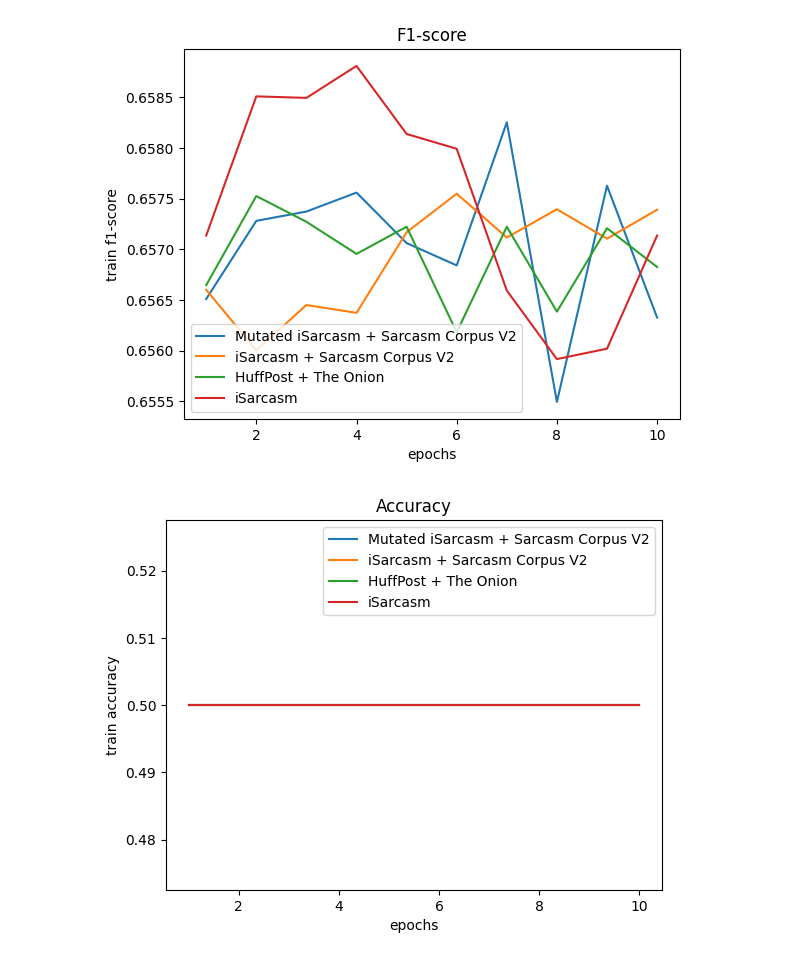
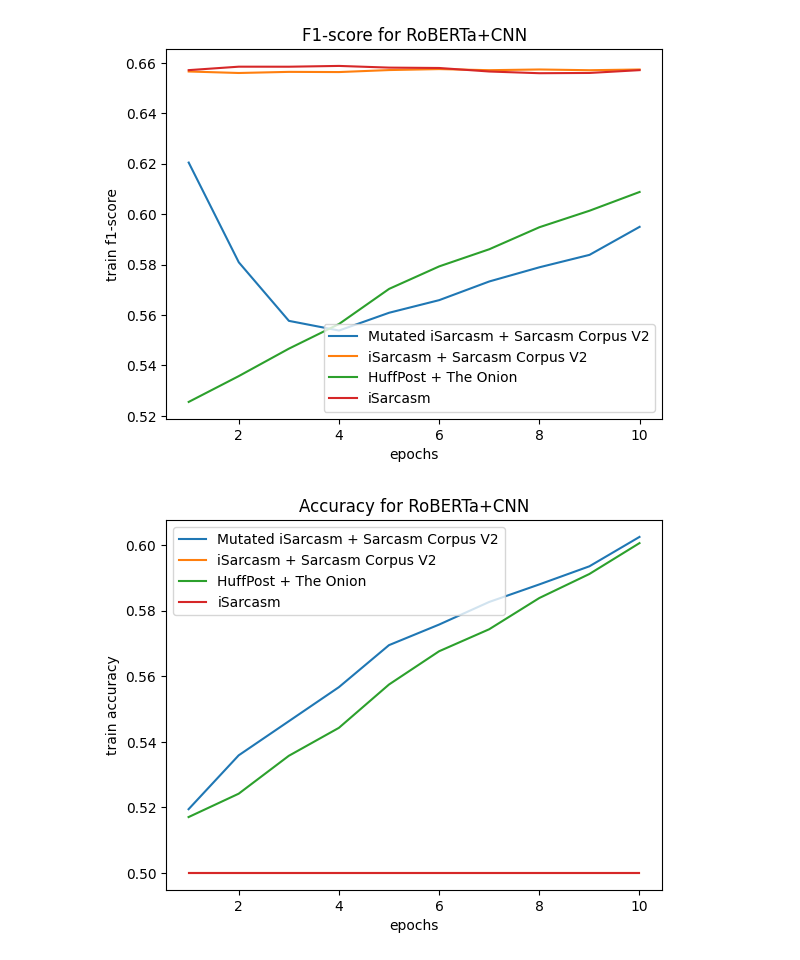
Before and after one commit to saint-rivers/sarc2, a Jupyter notebook: plot.ipynb, the cells around one changed output. Cells and saved outputs as stored; diff of their text form; code cells hidden in the pictures.

```diff
--- a/plot.ipynb
+++ b/plot.ipynb
@@ -1,62 +1,62 @@
 # %%
 import matplotlib.pyplot as plt
 
 # x axis values
 x = [1,2,3,4,5,6,7,8,9,10]
-mutated = [ 0.6565099954605103,
-        0.6572809815406799,
-        0.657372772693634,
-        0.6575597524642944,
-        0.6570616960525513,
-        0.656841516494751,
-        0.6582529544830322,
-        0.6554944515228271,
-        0.6576275825500488,
-        0.6563271284103394]
+mutated = [ 0.6204642057418823, 0.5808920860290527, 0.5576639771461487, 0.5538257360458374, 0.5608807802200317, 0.5658867955207825, 0.5732995271682739, 0.5789195895195007, 0.5838490128517151, 0.59496587514877324]
 merged = [0.6566013097763062, 0.6560037732124329, 0.6564505100250244, 0.6563735604286194, 0.6571679711341858, 0.6575490832328796, 0.6571163535118103, 0.6573956608772278, 0.6571050882339478, 0.657390832901001]
-headlines = [0.6566459536552429, 0.6575257778167725, 0.6572719216346741, 0.656954824924469, 0.6572231650352478, 0.6561817526817322, 0.6572229266166687, 0.6563853621482849, 0.6572081446647644, 0.6568257212638855]
+headlines = [0.5255056619644165,
+            0.5357536673545837,
+            0.5466392040252686,
+            0.5564179420471191,
+            0.5703493356704712,
+            0.5792786478996277,
+            0.5860816836357117,
+            0.5948134064674377,
+            0.6013603806495667,
+            0.6088047027587891]
 isarc = [0.6571360230445862, 0.6585091948509216, 0.658494234085083, 0.6588097214698792, 0.6581383347511292, 0.6579922437667847, 0.6565934419631958, 0.6559171676635742, 0.6560195684432983, 0.6571361422538757]
 
 # plotting the points
 # plt.plot(x, f1_score, label="f1 score")
 plt.plot(x, mutated, label="Mutated iSarcasm + Sarcasm Corpus V2")
 plt.plot(x, merged, label="iSarcasm + Sarcasm Corpus V2")
 plt.plot(x, headlines, label="HuffPost + The Onion")
 plt.plot(x, isarc, label="iSarcasm")
 
 
 # naming the x axis
 plt.xlabel('epochs')
 # naming the y axis
 plt.ylabel('train f1-score')
 
 # giving a title to my graph
-plt.title('F1-score')
+plt.title('F1-score for RoBERTa+CNN')
 plt.legend()
 plt.savefig('results/f1scores.png')
 
 # function to show the plot
 plt.show()
 # %% [output]
-[figure, old version]
+[figure, new version]
 # %%
 import matplotlib.pyplot as plt
 
 # x axis values
 x = [1,2,3,4,5,6,7,8,9,10]
 # corresponding y axis values
-mutated = [0.5000298619270325,
-        0.5000298619270325,
-        0.5000298619270325,
-        0.5000298619270325,
-        0.5000298619270325,
-        0.5000298619270325,
-        0.5000298619270325,
-        0.5000298619270325,
-        0.5000298619270325,
-        0.5000298619270325,]
+mutated = [0.5194669365882874, 0.5359010100364685, 0.5462993383407593, 0.55669766664505, 0.5695162415504456, 0.57579106092453, 0.5826933979988098, 0.5880419611930847, 0.5935697555541992, 0.6025338172912598]
 merged = [0.5000298619270325, 0.5000298619270325, 0.5000298619270325, 0.5000298619270325, 0.5000298619270325, 0.5000298619270325, 0.5000298619270325, 0.5000298619270325, 0.5000298619270325, 0.5000298619270325]
-headlines = [0.5000298619270325, 0.5000298619270325, 0.5000298619270325, 0.5000298619270325, 0.5000298619270325, 0.5000298619270325, 0.5000298619270325, 0.5000298619270325, 0.5000298619270325, 0.5000298619270325]
+headlines = [0.5170691013336182,
+            0.524198591709137,
+            0.535751461982727,
+            0.5442860126495361,
+            0.5575041770935059,
+            0.5676519274711609,
+            0.5743651390075684,
+            0.5838884115219116,
+            0.5912260413169861,
+            0.6006453037261963]
 isarc = [0.5000298619270325, 0.5000298619270325, 0.5000298619270325, 0.5000298619270325, 0.5000298619270325, 0.5000298619270325, 0.5000298619270325, 0.5000298619270325, 0.5000298619270325, 0.5000298619270325]
 # headlines = [0.5000000000000000, 0.5000000000000000, 0.5000000000000000, 0.5000000000000000, 0.5000000000000000, 0.5000000000000000, 0.5000000000000000, 0.5000000000000000, 0.5000000000000000, 0.5000000000000000]
 # plotting the points
@@ -72,7 +72,7 @@ plt.xlabel('epochs')
 plt.ylabel('train accuracy')
 
 # giving a title to my graph
-plt.title('Accuracy')
+plt.title('Accuracy for RoBERTa+CNN')
 plt.legend()
 
 plt.savefig('results/accuracy.png')
@@ -80,4 +80,4 @@ plt.savefig('results/accuracy.png')
 # function to show the plot
 plt.show()
 # %% [output]
-[figure, old version]
+[figure, new version]
```
Also changed, not shown: parts of 3 cells of this notebook, 13 other files.
